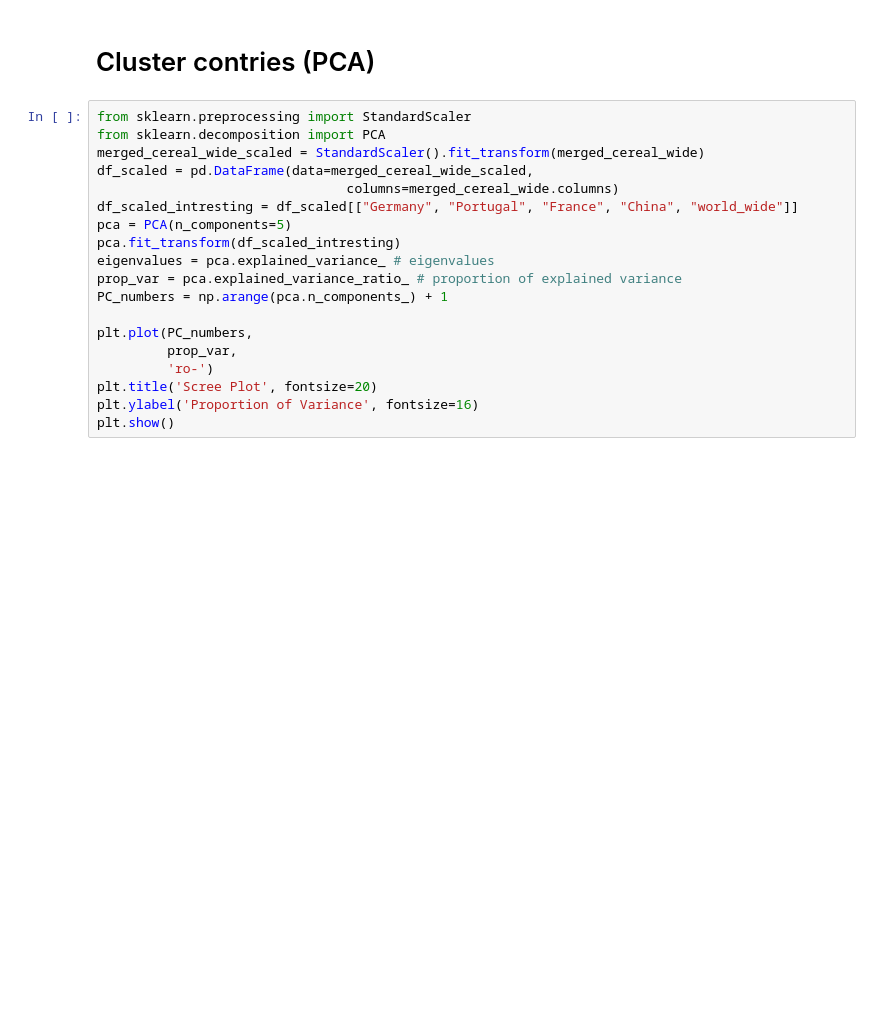
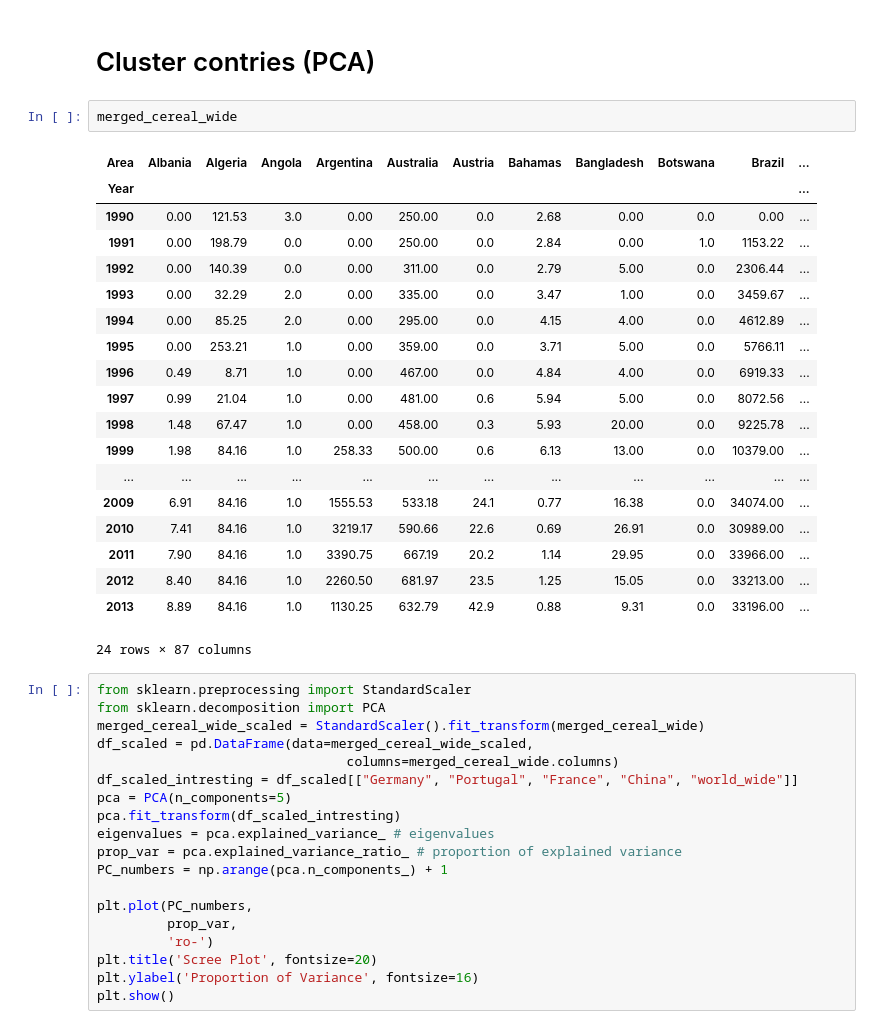
Before and after one commit to LucasJohannsenShadow/AVCD, a Jupyter notebook: working file.ipynb, the cells around one changed output. Cells and saved outputs as stored; diff of their text form; blank space fills up the shorter version.

```diff
--- a/working file.ipynb
+++ b/working file.ipynb
@@ -287,6 +287,28 @@ p1.set(ylim=(0))
 [figure]
 # %% [markdown]
 # Cluster contries (PCA)
+# %%
+merged_cereal_wide
+# %% [output]
+| Area | Albania | Algeria | Angola | Argentina | Australia | Austria | Bahamas | Bangladesh | Botswana | Brazil | ... |
+| Year |  |  |  |  |  |  |  |  |  |  | ... |
+| 1990 | 0.00 | 121.53 | 3.0 | 0.00 | 250.00 | 0.0 | 2.68 | 0.00 | 0.0 | 0.00 | ... |
+| 1991 | 0.00 | 198.79 | 0.0 | 0.00 | 250.00 | 0.0 | 2.84 | 0.00 | 1.0 | 1153.22 | ... |
+| 1992 | 0.00 | 140.39 | 0.0 | 0.00 | 311.00 | 0.0 | 2.79 | 5.00 | 0.0 | 2306.44 | ... |
+| 1993 | 0.00 | 32.29 | 2.0 | 0.00 | 335.00 | 0.0 | 3.47 | 1.00 | 0.0 | 3459.67 | ... |
+| 1994 | 0.00 | 85.25 | 2.0 | 0.00 | 295.00 | 0.0 | 4.15 | 4.00 | 0.0 | 4612.89 | ... |
+| 1995 | 0.00 | 253.21 | 1.0 | 0.00 | 359.00 | 0.0 | 3.71 | 5.00 | 0.0 | 5766.11 | ... |
+| 1996 | 0.49 | 8.71 | 1.0 | 0.00 | 467.00 | 0.0 | 4.84 | 4.00 | 0.0 | 6919.33 | ... |
+| 1997 | 0.99 | 21.04 | 1.0 | 0.00 | 481.00 | 0.6 | 5.94 | 5.00 | 0.0 | 8072.56 | ... |
+| 1998 | 1.48 | 67.47 | 1.0 | 0.00 | 458.00 | 0.3 | 5.93 | 20.00 | 0.0 | 9225.78 | ... |
+| 1999 | 1.98 | 84.16 | 1.0 | 258.33 | 500.00 | 0.6 | 6.13 | 13.00 | 0.0 | 10379.00 | ... |
+| ... | ... | ... | ... | ... | ... | ... | ... | ... | ... | ... | ... |
+| 2009 | 6.91 | 84.16 | 1.0 | 1555.53 | 533.18 | 24.1 | 0.77 | 16.38 | 0.0 | 34074.00 | ... |
+| 2010 | 7.41 | 84.16 | 1.0 | 3219.17 | 590.66 | 22.6 | 0.69 | 26.91 | 0.0 | 30989.00 | ... |
+| 2011 | 7.90 | 84.16 | 1.0 | 3390.75 | 667.19 | 20.2 | 1.14 | 29.95 | 0.0 | 33966.00 | ... |
+| 2012 | 8.40 | 84.16 | 1.0 | 2260.50 | 681.97 | 23.5 | 1.25 | 15.05 | 0.0 | 33213.00 | ... |
+| 2013 | 8.89 | 84.16 | 1.0 | 1130.25 | 632.79 | 42.9 | 0.88 | 9.31 | 0.0 | 33196.00 | ... |
+24 rows × 87 columns
 # %%
 from sklearn.preprocessing import StandardScaler
 from sklearn.decomposition import PCA
```
Also changed, not shown: parts of 2 cells of this notebook.
